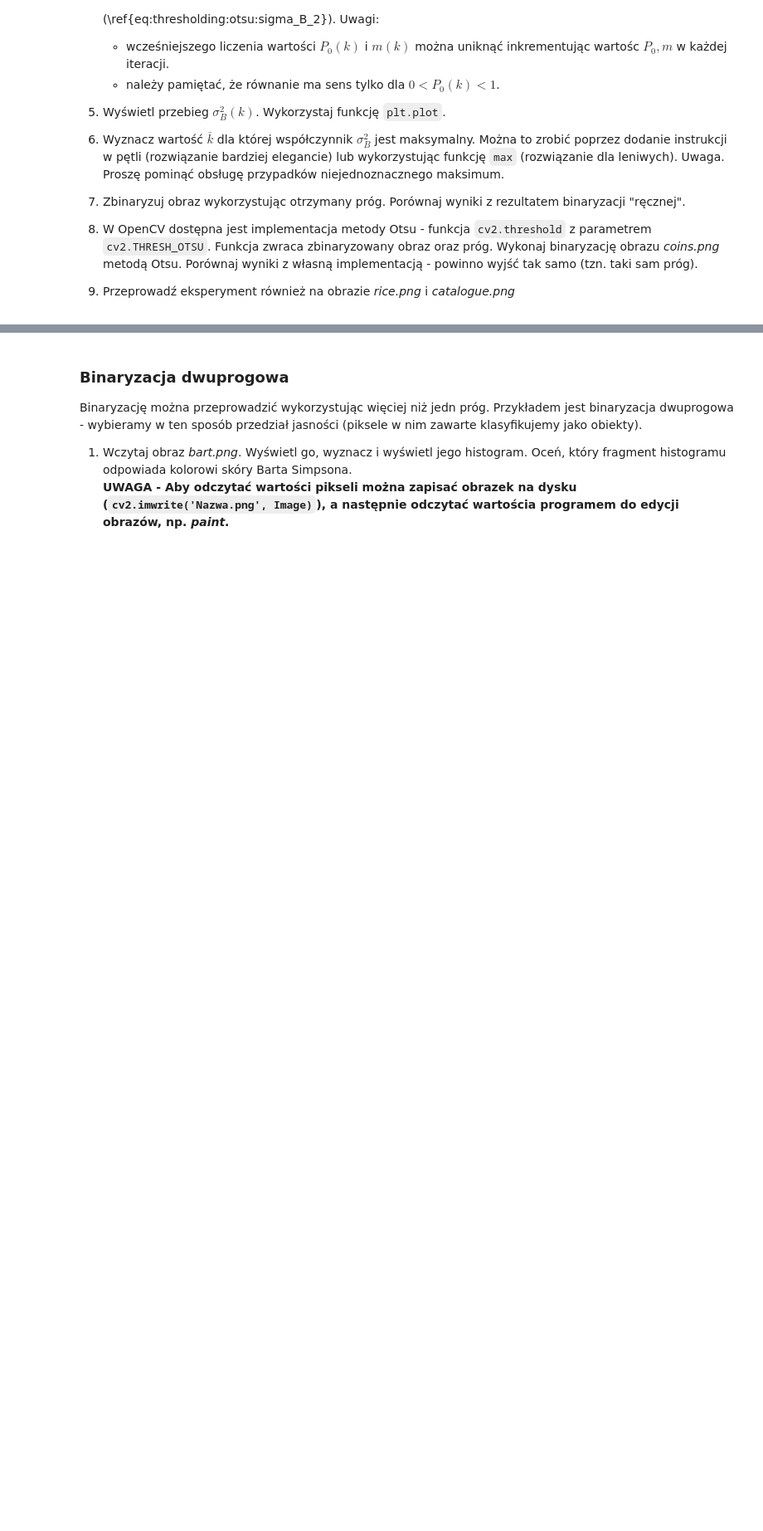
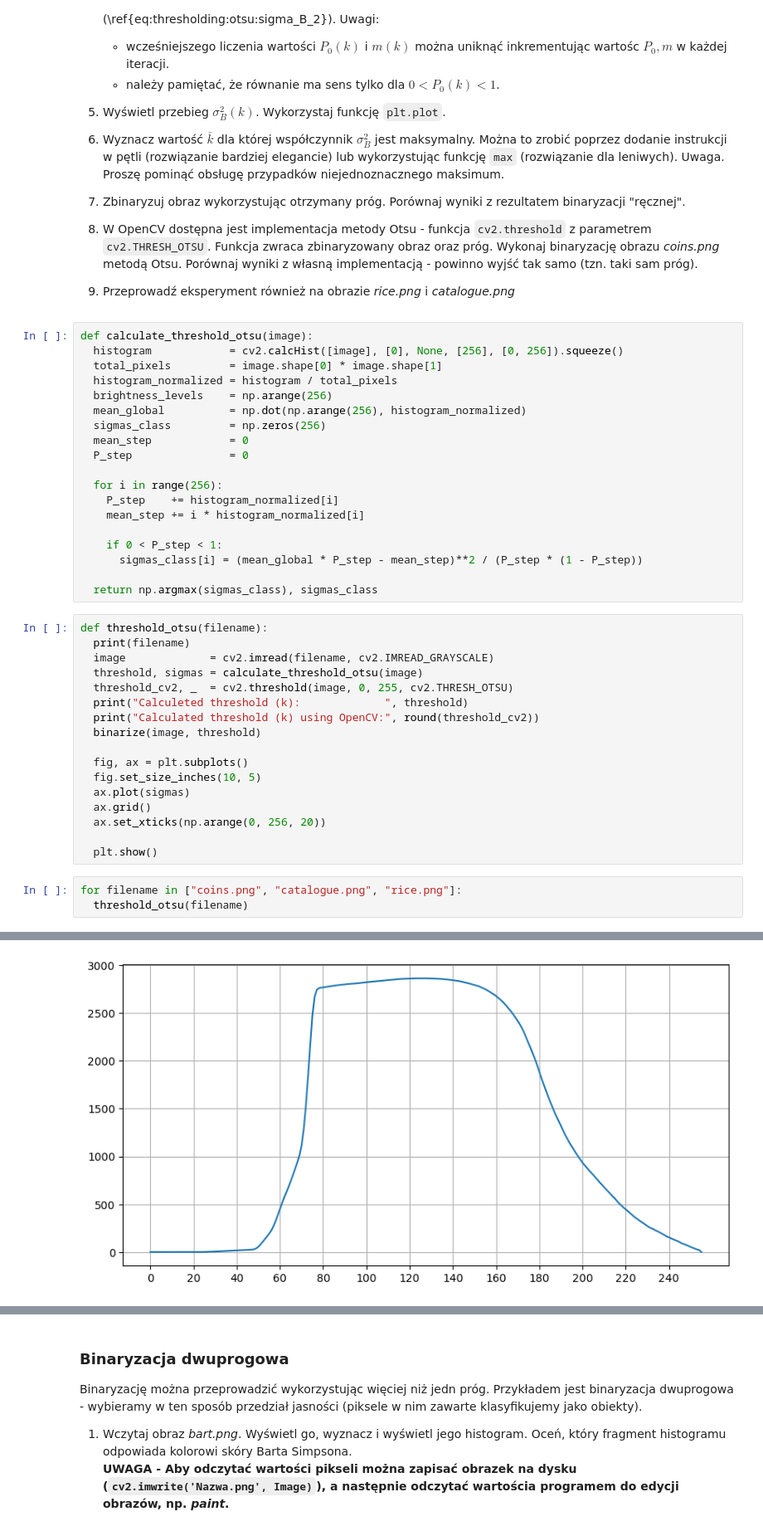
Before and after one commit to Szaroslav/introduction-to-digital-image-processing-agh-cs-course, a Jupyter notebook: lab4/lab4.ipynb, the cells around one changed output, grey strips where cells are left out. Shown at 83% size. Saved outputs shown, nothing was run; the diff lists cells and outputs as text; blank space fills up the shorter version.

Commit message:
[Laboratory 4] Finish threshold calculation (Otsu)

```diff
--- a/lab4/lab4.ipynb
+++ b/lab4/lab4.ipynb
@@ -400,3 +400,43 @@ Zadanie: wykorzystując podane powyżej informacje należy zaimplementować meto
       Porównaj wyniki z własną implementacją - powinno wyjść tak samo (tzn. taki sam próg).
 
 9. Przeprowadź eksperyment również na obrazie _rice.png_ i _catalogue.png_
+# %%
+def calculate_threshold_otsu(image):
+  histogram            = cv2.calcHist([image], [0], None, [256], [0, 256]).squeeze()
+  total_pixels         = image.shape[0] * image.shape[1]
+  histogram_normalized = histogram / total_pixels
+  brightness_levels    = np.arange(256)
+  mean_global          = np.dot(np.arange(256), histogram_normalized)
+  sigmas_class         = np.zeros(256)
+  mean_step            = 0
+  P_step               = 0
+
+  for i in range(256):
+    P_step    += histogram_normalized[i]
+    mean_step += i * histogram_normalized[i]
+
+    if 0 < P_step < 1:
+      sigmas_class[i] = (mean_global * P_step - mean_step)**2 / (P_step * (1 - P_step))
+
+  return np.argmax(sigmas_class), sigmas_class
+# %%
+def threshold_otsu(filename):
+  print(filename)
+  image             = cv2.imread(filename, cv2.IMREAD_GRAYSCALE)
+  threshold, sigmas = calculate_threshold_otsu(image)
+  threshold_cv2, _  = cv2.threshold(image, 0, 255, cv2.THRESH_OTSU)
+  print("Calculeted threshold (k):             ", threshold)
+  print("Calculated threshold (k) using OpenCV:", round(threshold_cv2))
+  binarize(image, threshold)
+
+  fig, ax = plt.subplots()
+  fig.set_size_inches(10, 5)
+  ax.plot(sigmas)
+  ax.grid()
+  ax.set_xticks(np.arange(0, 256, 20))
+
+  plt.show()
+# %%
+for filename in ["coins.png", "catalogue.png", "rice.png"]:
+  threshold_otsu(filename)
+# %% [output]
@@ -402,0 +447 @@ Zadanie: wykorzystując podane powyżej informacje należy zaimplementować meto
+[figure, added]
```
Also changed, not shown: parts of 1 cell of this notebook.
